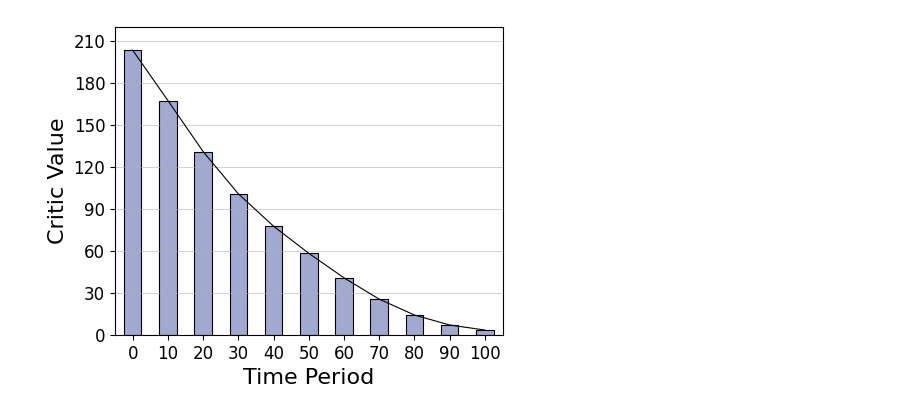
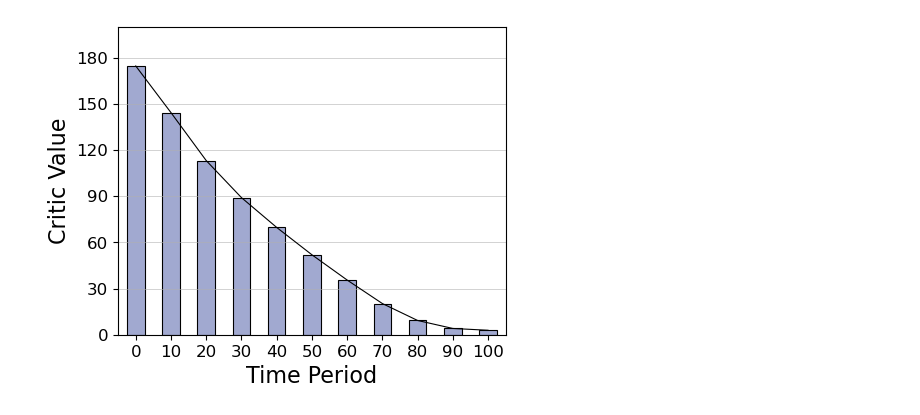
Before and after one commit to DRL-OM/DRL-assortment, a Jupyter notebook: rlGT/plot.ipynb, the cells around one changed output. Drawn from its saved outputs; the diff is of its cells as text; code cells hidden in the pictures.

```diff
--- a/rlGT/plot.ipynb
+++ b/rlGT/plot.ipynb
@@ -160,39 +435,0 @@ for i in y:
-# %%
-names=['A2C2023-02-19-21-40-11','A2C2023-02-19-21-40-00','A2C2023-02-19-21-39-57']
-markers = ['^','s','o']
-lines = ['--','-','-.']
-labels = ['LF 0.83','LF 0.91','LF 1.11']
-colors = ['#B883D4','#F0988C','#A1A9D0']
-colors = ['#1f77b4','#1f77b4','#1f77b4']
-fig, ax1 = plt.subplots(nrows=1, ncols=1, figsize=(5, 4))
-for i in range(3):
-    with open(r'log/' + names[i], 'r') as f:
-        data = f.readlines()
-        result_list = []
-        for line in data:
-            if 'initial mean reward' in line:
-                seg = re.split(' |\n', line)[-2]
-                result_list.append(float(seg))
-            if 'validate reward:' in line:
-                seg = re.split(' |\n', line)[-2]
-                result_list.append(float(seg))
-    steps = np.arange(len(result_list))
-    x_major_locator=MultipleLocator(4)
-    ax1.xaxis.set_major_locator(x_major_locator)
-    ax1.plot(steps[::3],result_list[::3],marker=markers[i],markersize=7,label = labels[i],color=colors[i])#color_rgb_list[3]
-ax1.set_xlabel("Training Epoch",size=16)
-ax1.set_ylabel('Validation Revenue',size=16)
-ax1.spines['top'].set_visible(False)
-ax1.spines['right'].set_visible(False)
-ax1.spines['bottom'].set_linewidth(1);###设置底部坐标轴的粗细
-ax1.spines['left'].set_linewidth(1);####设置左边坐标轴的粗细
-ax1.tick_params(direction='in', width=1)
-ax1.set_xlim(-1,41)
-ax1.set_xticks(steps[::10],size=12)
-ax1.set_yticks(range(160,220,10),size=12)
-plt.tick_params(axis='x',labelsize=12)
-plt.tick_params(axis='y',labelsize=12)
-plt.grid(b=True, which='major',axis='y',linewidth=0.4 )
-plt.legend(loc='center right',prop = {'size':12})
-plt.savefig(r'plot/'+'load_factor_'+'steps_'+'.pdf', dpi=600, format='pdf',bbox_inches = 'tight')
-plt.show()
@@ -256,7 +436,7 @@ plt.show()
 # %%
 fig, ax = plt.subplots(nrows=1, ncols=1, figsize=(5, 4))
 
-name = 'A2C2023-02-19-23-40-46'
+name = 'A2C2023-05-01-14-12-04'
 FILE='change/'+name+'test_value_list'+str(0)+'.npy'
 
 R_list0 = np.load(FILE,allow_pickle=True)
@@ -268,36 +448,36 @@ for i in range(1,20):
         if len(R_list[j])>MAX_DAY:
             MAX_DAY = len(R_list[j])
         #ax.plot(np.arange(len(R_list[j])),R_list[j],color='#A1A9D0')
         R_list0[j] += R_list[j]
 R_list0 = R_list0/20
 R_ = np.zeros(MAX_DAY)
 R_count = np.zeros(MAX_DAY)
 for r_day in R_list0:
     R_[:len(r_day)] = R_[:len(r_day)]+r_day
     R_count[:len(r_day)] += 1
 R_ = R_/R_count
 
 width = 5  # 柱子的宽度
 ax.bar(np.arange(len(R_))[0::10], R_[0::10] ,
        color = '#A1A9D0', width = width,
        edgecolor='black',linewidth=0.8)#/R_OA[10::10] -1
 ax.plot(np.arange(len(R_))[0::10],R_[0::10],color = 'black',linewidth=0.8)
 
 plt.grid(b=True, which='major',axis='y',linewidth=0.4 )
 plt.xlabel("Time Period",size=16)
 plt.ylabel('Critic Value',size=16)
 ax.tick_params(labelsize=12)
 ax.set_xlim(-5,105)
 ax.set_xticks(np.arange(0,110,10),size=12)
-ax.set_ylim(0,220)
-ax.set_yticks(range(0,220,30),size=12)
+ax.set_ylim(0,200)
+ax.set_yticks(range(0,200,30),size=12)
 plt.xticks(size=12)
 plt.yticks(size=12)
 plt.savefig(r'plot/'+'critic'+'.pdf', dpi=600, format='pdf',bbox_inches = 'tight')
 
 plt.show()
 # %% [output]
-[figure, old version]
+[figure, new version]
 # %%
 colors=['#A1A9D0','#F6CAE5','#F0988C','#B883D4']
 fig, ax = plt.subplots(nrows=1, ncols=1, figsize=(5, 4))
```
Also changed, not shown: parts of 17 cells of this notebook, 6 other files.
